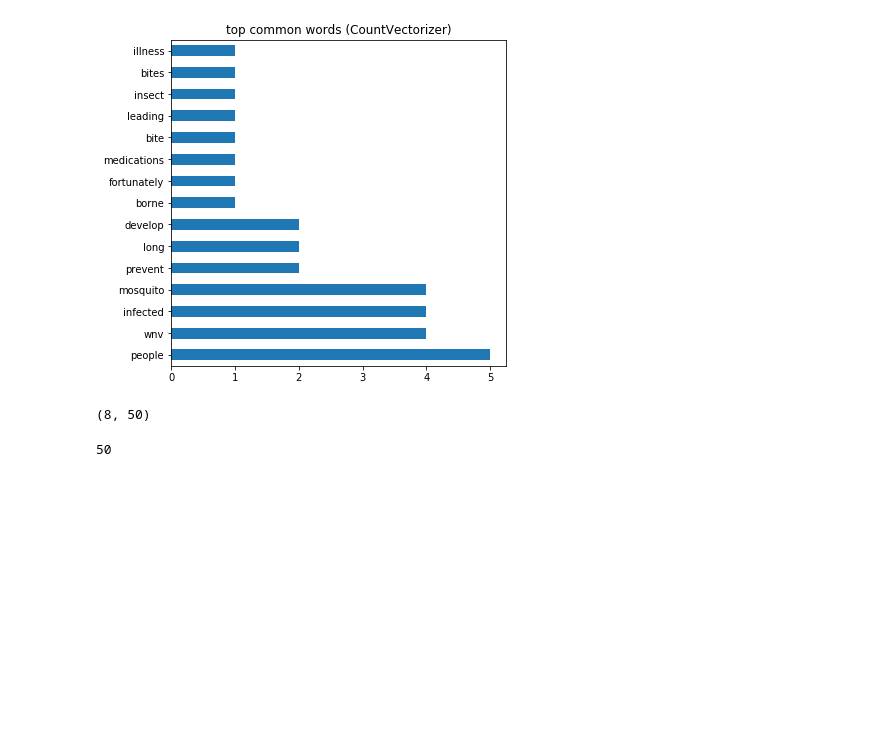
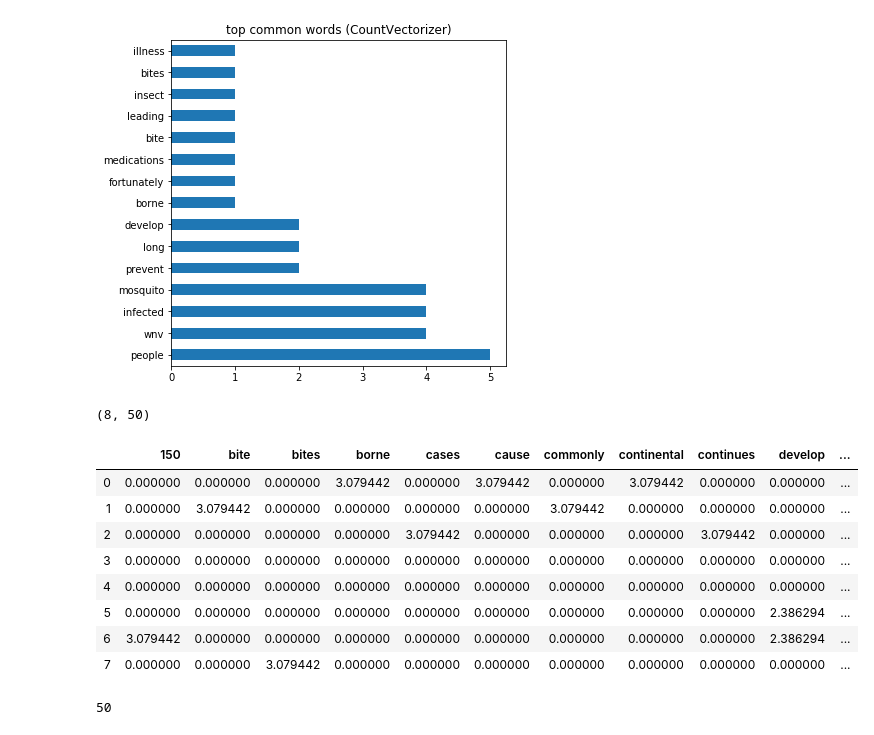
Before and after one commit to guathwa/capstone, a Jupyter notebook: code/text_summarizer_final.ipynb, the cells around one changed output. Saved outputs shown, nothing was run; the diff lists cells and outputs as text; code cells hidden in the pictures; blank space fills up the shorter version.

```diff
--- a/code/text_summarizer_final.ipynb
+++ b/code/text_summarizer_final.ipynb
@@ -838,6 +854,18 @@ tfidf.shape
 # %%
 # Create a dataframe to store our sentence vectors
 df_tvec = pd.DataFrame(tfidf, columns=cvec.get_feature_names())
+# %%
+df_tvec
+# %% [output]
+|  | 150 | bite | bites | borne | cases | cause | commonly | continental | continues | develop | ... |
+| 0 | 0.000000 | 0.000000 | 0.000000 | 3.079442 | 0.000000 | 3.079442 | 0.000000 | 3.079442 | 0.000000 | 0.000000 | ... |
+| 1 | 0.000000 | 3.079442 | 0.000000 | 0.000000 | 0.000000 | 0.000000 | 3.079442 | 0.000000 | 0.000000 | 0.000000 | ... |
+| 2 | 0.000000 | 0.000000 | 0.000000 | 0.000000 | 3.079442 | 0.000000 | 0.000000 | 0.000000 | 3.079442 | 0.000000 | ... |
+| 3 | 0.000000 | 0.000000 | 0.000000 | 0.000000 | 0.000000 | 0.000000 | 0.000000 | 0.000000 | 0.000000 | 0.000000 | ... |
+| 4 | 0.000000 | 0.000000 | 0.000000 | 0.000000 | 0.000000 | 0.000000 | 0.000000 | 0.000000 | 0.000000 | 0.000000 | ... |
+| 5 | 0.000000 | 0.000000 | 0.000000 | 0.000000 | 0.000000 | 0.000000 | 0.000000 | 0.000000 | 0.000000 | 2.386294 | ... |
+| 6 | 3.079442 | 0.000000 | 0.000000 | 0.000000 | 0.000000 | 0.000000 | 0.000000 | 0.000000 | 0.000000 | 2.386294 | ... |
+| 7 | 0.000000 | 0.000000 | 3.079442 | 0.000000 | 0.000000 | 0.000000 | 0.000000 | 0.000000 | 0.000000 | 0.000000 | ... |
 # %%
 # Which words appear the most (TFIDF)?
 plt.figure(figsize=(6,6))
```
Also changed, not shown: parts of 20 cells of this notebook.
